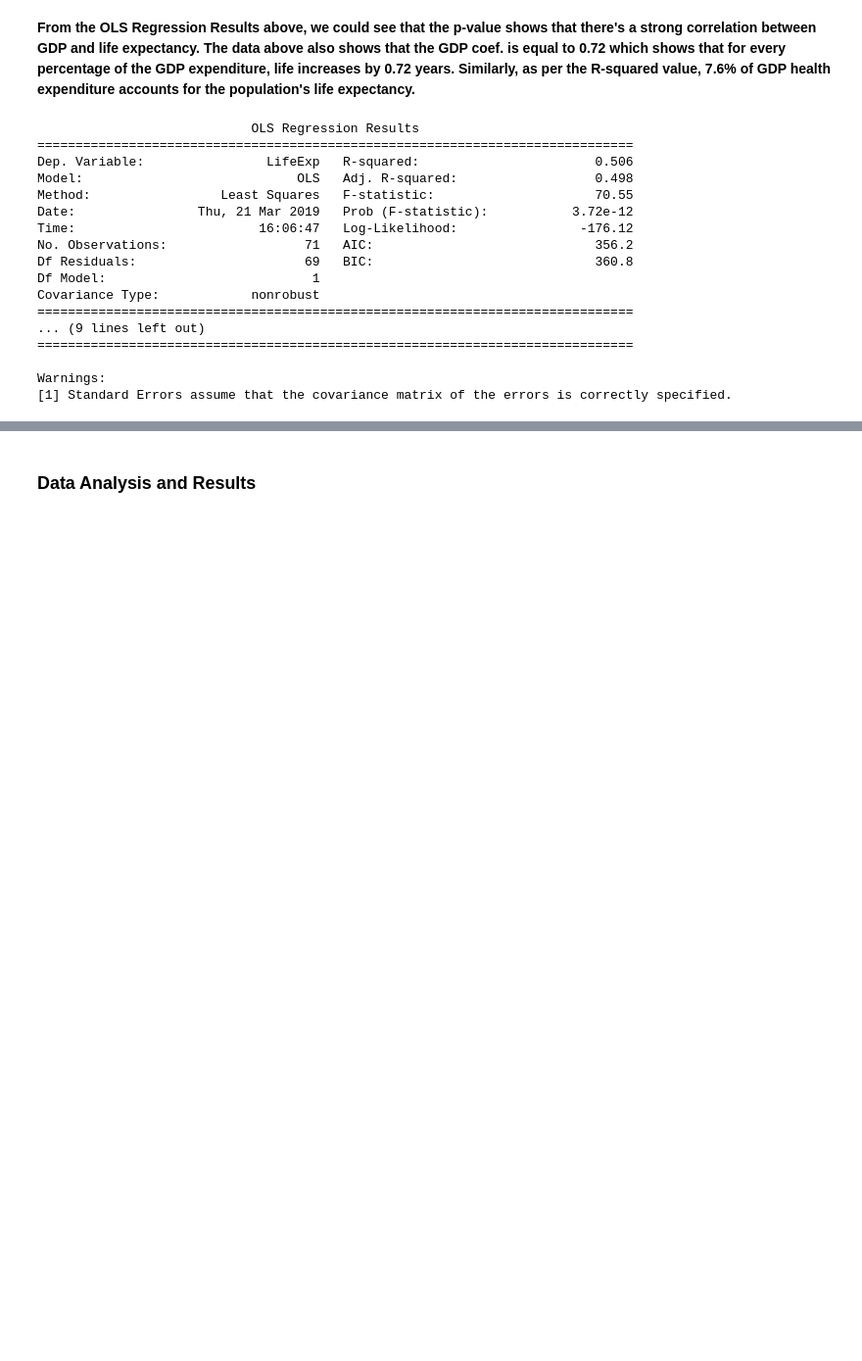
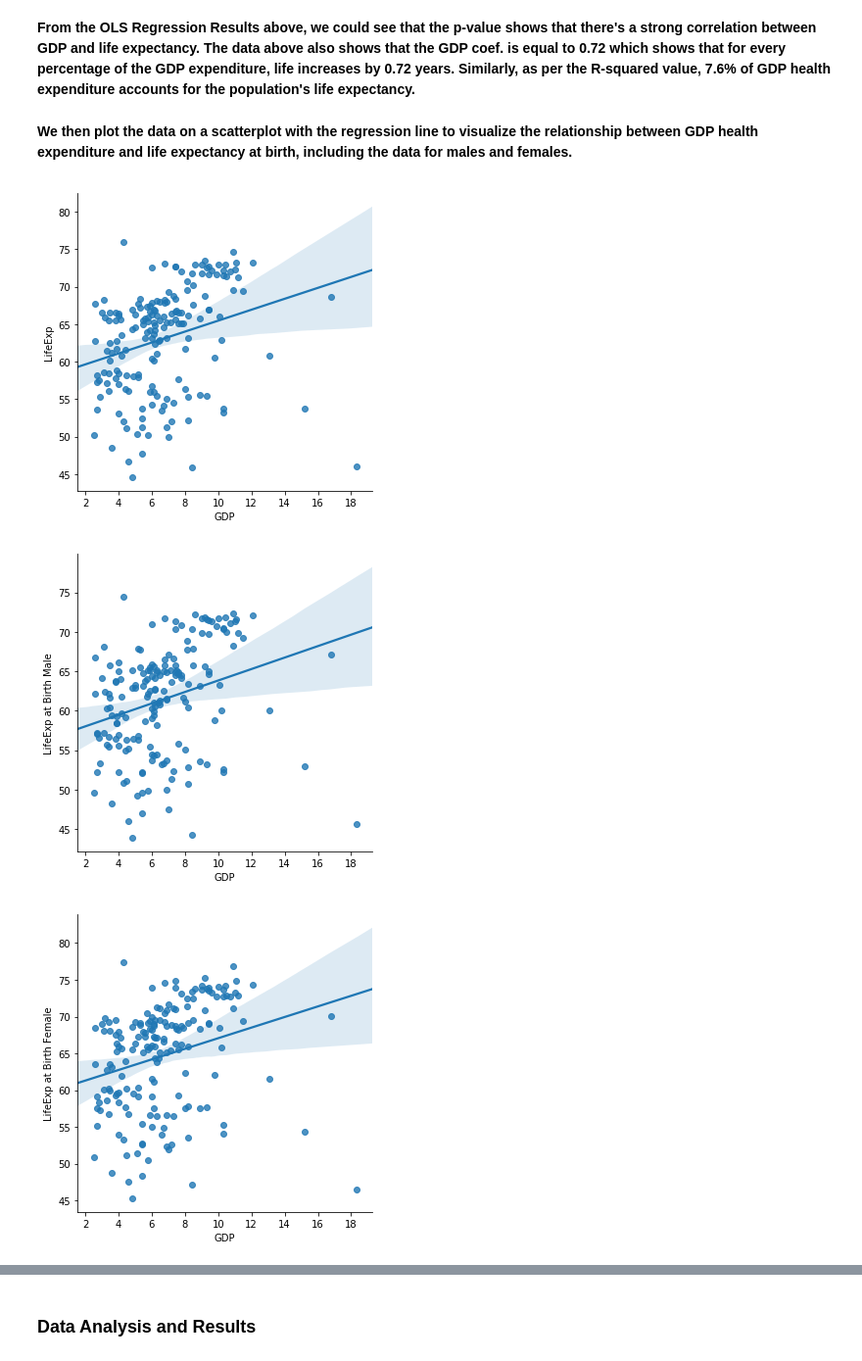
Before and after one commit to debbievo/COGS108_Repo, a Jupyter notebook: FinalProject.ipynb, the cells around one changed output, grey strips where cells are left out. Shown: that part at 98% size. Drawn from its saved outputs; the diff is of its cells as text; code cells hidden in the pictures; blank space fills up the shorter version.

```diff
--- a/FinalProject.ipynb
+++ b/FinalProject.ipynb
@@ -345,27 +344,13 @@ Warnings:
 [1] Standard Errors assume that the covariance matrix of the errors is correctly specified.
 # %% [markdown]
 **From the OLS Regression Results above, we could see that the p-value shows that there's a strong correlation between GDP and life expectancy. The data above also shows that the GDP coef. is equal to 0.72 which shows that for every percentage of the GDP expenditure, life increases by 0.72 years. Similarly, as per the R-squared value, 7.6% of GDP health expenditure accounts for the population's life expectancy.**
-# %%
-gdp_safeSani_LifeExp = gdp_safeSani_LifeExp.rename(index=str, columns={"LifeExp at Birth": "LifeExp"})
-outcome_2, predictors_2 = patsy.dmatrices('LifeExp ~ BasicSani', gdp_safeSani_LifeExp)
-mod_2 = sm.OLS(outcome_2, predictors_2)
-res_2 = mod_2.fit()
-print(res_2.summary())
-# %% [output]
-                            OLS Regression Results
-==============================================================================
-Dep. Variable:                LifeExp   R-squared:                       0.506
-Model:                            OLS   Adj. R-squared:                  0.498
-Method:                 Least Squares   F-statistic:                     70.55
-Date:                Thu, 21 Mar 2019   Prob (F-statistic):           3.72e-12
-Time:                        16:06:47   Log-Likelihood:                -176.12
-No. Observations:                  71   AIC:                             356.2
-Df Residuals:                      69   BIC:                             360.8
-Df Model:                           1
-Covariance Type:            nonrobust
-==============================================================================
-... (9 lines left out)
-==============================================================================
-
-Warnings:
-[1] Standard Errors assume that the covariance matrix of the errors is correctly specified.
+# %% [markdown]
+**We then plot the data on a scatterplot with the regression line to visualize the relationship between GDP health expenditure and life expectancy at birth, including the data for males and females.**
+# %%
+fig=sns.lmplot(x='GDP',y='LifeExp',data=lifeExp_gdp,fit_reg=True)
+fig=sns.lmplot(x='GDP',y='LifeExp at Birth Male',data=lifeExp_gdp,fit_reg=True)
+fig=sns.lmplot(x='GDP',y='LifeExp at Birth Female',data=lifeExp_gdp,fit_reg=True)
+# %% [output]
+[figure, added]
+[figure, added]
+[figure, added]
```
Also changed, not shown: parts of 39 cells of this notebook.
